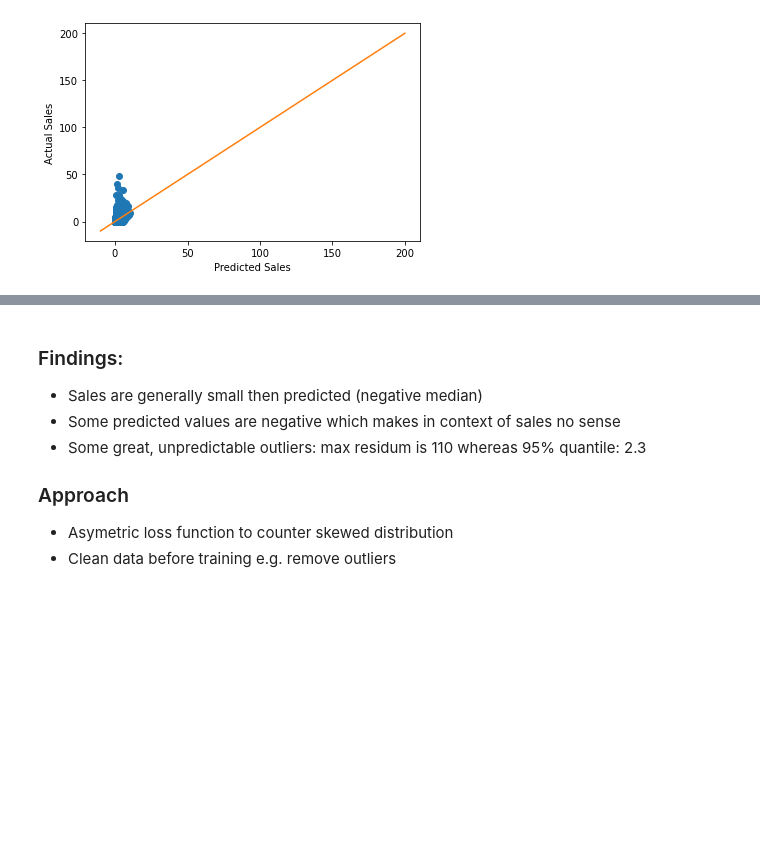
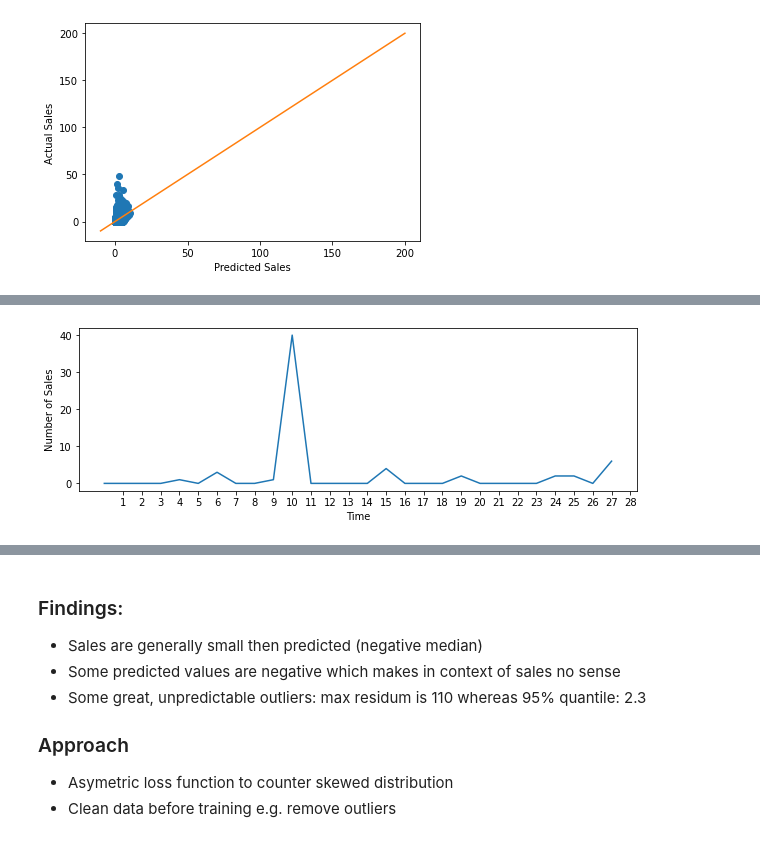
Before and after one commit to dominicdoerig/predicting-sales-data, a Jupyter notebook: m5_challenge/06_gbm_residual_analysis.ipynb, the cells around one changed output, grey strips where cells are left out. Saved outputs shown, nothing was run; the diff lists cells and outputs as text; code cells hidden in the pictures; blank space fills up the shorter version.

```diff
--- a/m5_challenge/06_gbm_residual_analysis.ipynb
+++ b/m5_challenge/06_gbm_residual_analysis.ipynb
@@ -191,0 +193,11 @@ df_res_max
+# %%
+plt.figure(figsize=(10,3))
+x = range(1,29)
+plt.plot(df_res_max.y_true)
+plt.xticks(x)
+plt.ylabel('Number of Sales')
+plt.xlabel('Time')
+plt.savefig('ts_outlier.png')
+plt.savefig('ts_outlier.eps')
+# %% [output]
+[figure, added]
```
Also changed, not shown: parts of 4 cells of this notebook.
